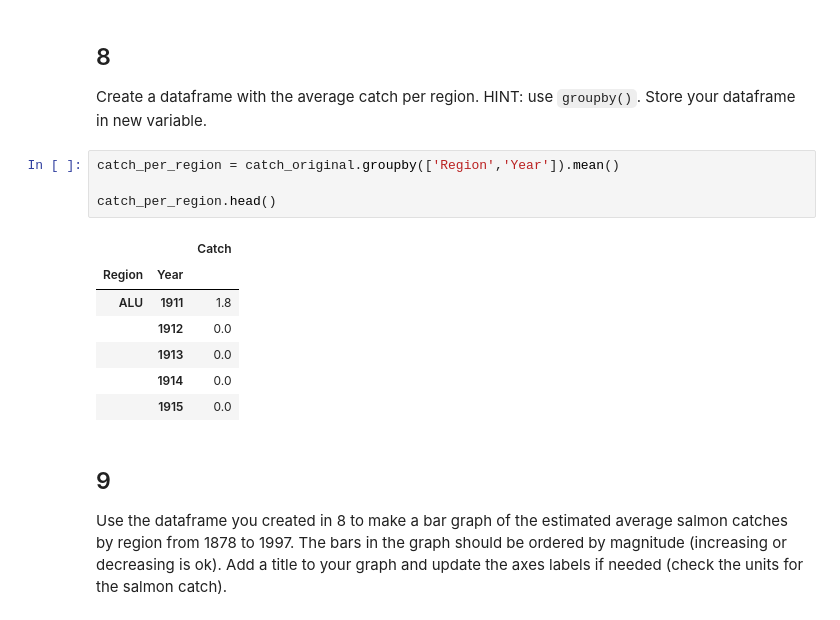
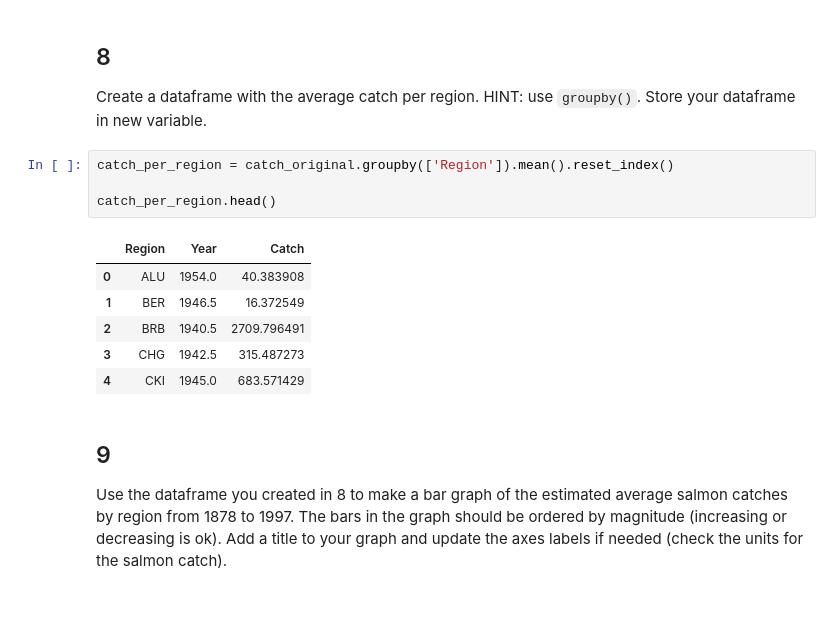
Before and after one commit to shmuir/eds220-hwk-2, a Jupyter notebook: hwk2-task3-salmon.ipynb, the cells around one changed output. Cells and saved outputs as stored; diff of their text form.

```diff
--- a/hwk2-task3-salmon.ipynb
+++ b/hwk2-task3-salmon.ipynb
@@ -160,17 +194,16 @@ dtype: object
 ## 8
 Create a dataframe with the average catch per region. HINT: use `groupby()`. Store your dataframe in new variable.
 # %%
-catch_per_region = catch_original.groupby(['Region','Year']).mean()
+catch_per_region = catch_original.groupby(['Region']).mean().reset_index()
 
 catch_per_region.head()
 # %% [output]
-|  |  | Catch |
-| Region | Year |  |
-| ALU | 1911 | 1.8 |
-|  | 1912 | 0.0 |
-|  | 1913 | 0.0 |
-|  | 1914 | 0.0 |
-|  | 1915 | 0.0 |
+|  | Region | Year | Catch |
+| 0 | ALU | 1954.0 | 40.383908 |
+| 1 | BER | 1946.5 | 16.372549 |
+| 2 | BRB | 1940.5 | 2709.796491 |
+| 3 | CHG | 1942.5 | 315.487273 |
+| 4 | CKI | 1945.0 | 683.571429 |
 # %% [markdown]
 ## 9
 
```
Also changed, not shown: parts of 6 cells of this notebook.
